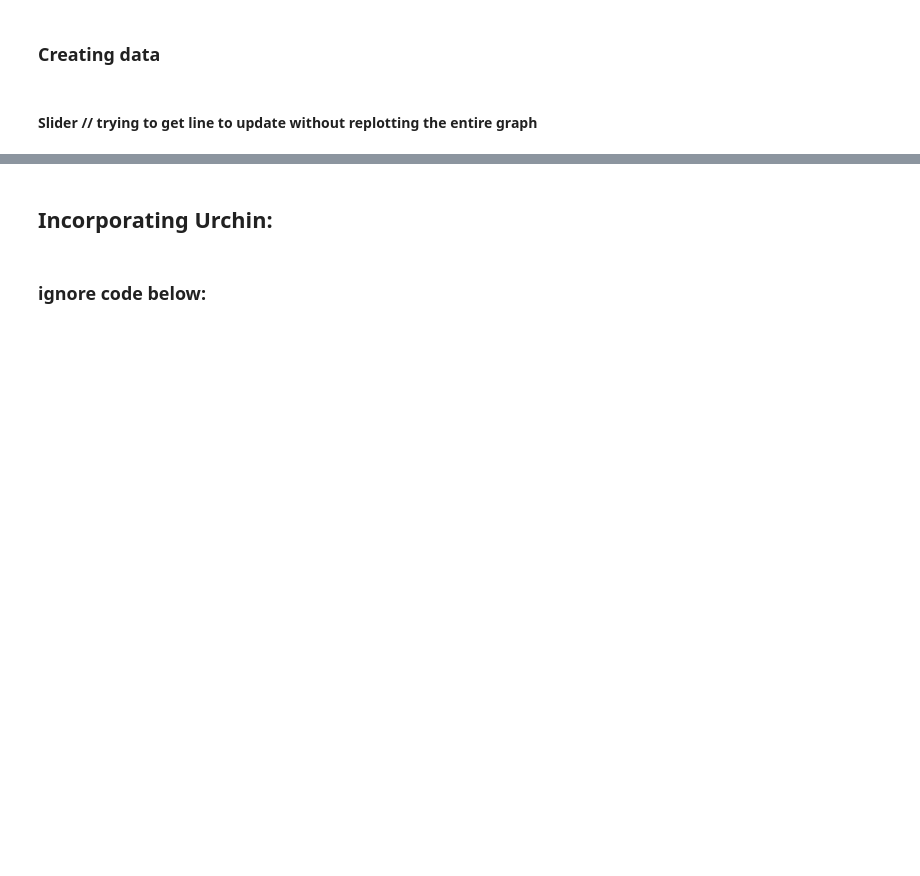
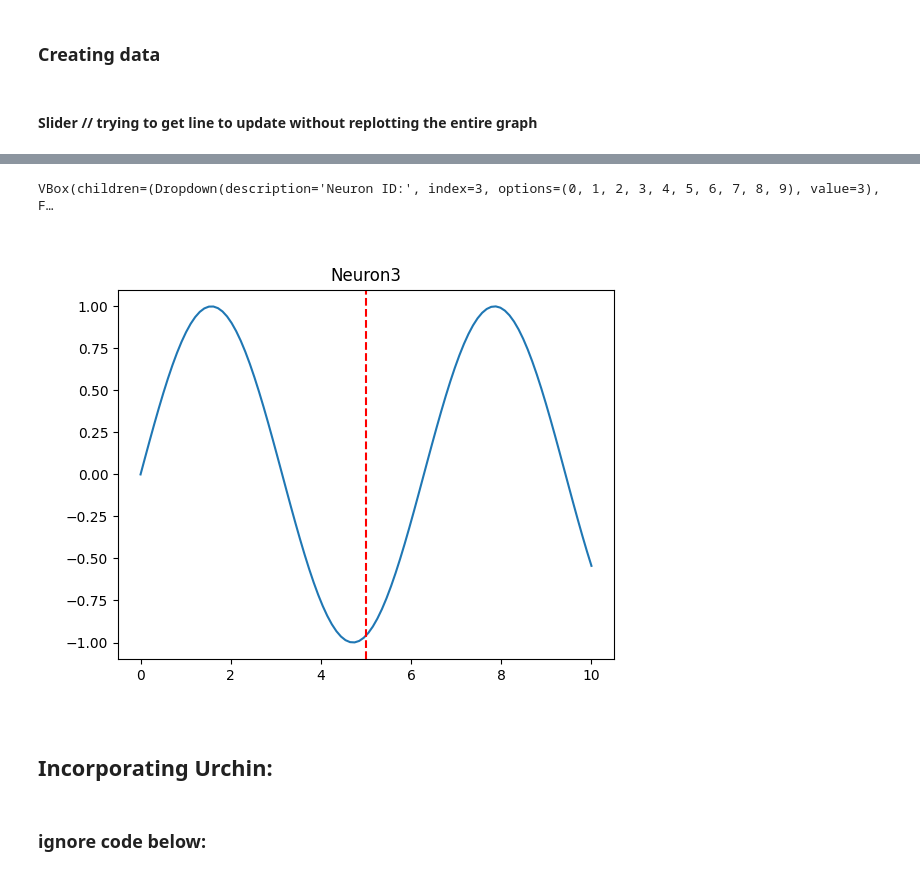
Before and after one commit to VirtualBrainLab/urchin-examples, a Jupyter notebook: li_2024/slider_demo+probes.ipynb, the cells around one changed output, grey strips where cells are left out. Saved outputs shown, nothing was run; the diff lists cells and outputs as text; code cells hidden in the pictures; blank space fills up the shorter version.

Commit message:
working with updated widgets + colors!

```diff
--- a/li_2024/slider_demo+probes.ipynb
+++ b/li_2024/slider_demo+probes.ipynb
@@ -104,3 +140,55 @@ line
+# %%
+%matplotlib widget
+import numpy as np
+import matplotlib.pyplot as plt
+import ipywidgets as widgets
+from IPython.display import display
+
+# Generate some random data
+x = np.linspace(0, 10, 100)
+y = np.sin(x)
+
+# Create a figure and axis for the plot
+s_fig, s_ax = plt.subplots()
+n_line_obj = None  # Store the line object returned by plot()
+s_vline = None
+
+def plot_data(change):
+    if isinstance(change, int):
+        stim_id = change
+    else:
+        stim_id = change.new
+
+    global n_line_obj, s_vline, s_ax
+    s_ax.clear()
+    n_line_obj, = s_ax.plot(x, y)
+    s_vline = s_ax.axvline(x=5.0, color='r', linestyle='--')  # Add initial vertical line
+    s_ax.set_title(f'Neuron{stim_id}')
+
+
+# Function to update the x value of the vertical line
+def update_sline(position):
+    global s_vline, s_fig
+    position = position.new
+    s_vline.set_xdata([position, position])  # Update x value of the vertical line
+    s_fig.canvas.draw_idle()
+
+time_slider = widgets.FloatSlider(value=0, min=0, max=5, step=0.1, description='Time')
+neuron_dropdown = widgets.Dropdown(
+    options=range(0, 10),
+    value=3,
+    description='Neuron ID:',
+)
+
+ui = widgets.VBox([neuron_dropdown, time_slider])
+
+plot_data(neuron_dropdown.value)
+time_slider.observe(update_sline, names='value')
+neuron_dropdown.observe(plot_data,names='value')
+display(ui)
+# %% [output]
+VBox(children=(Dropdown(description='Neuron ID:', index=3, options=(0, 1, 2, 3, 4, 5, 6, 7, 8, 9), value=3), F…
+[figure, added]
 # %% [markdown]
 ## Incorporating Urchin:
 # %%
```
Also changed, not shown: parts of 2 cells of this notebook, 2 other files.
